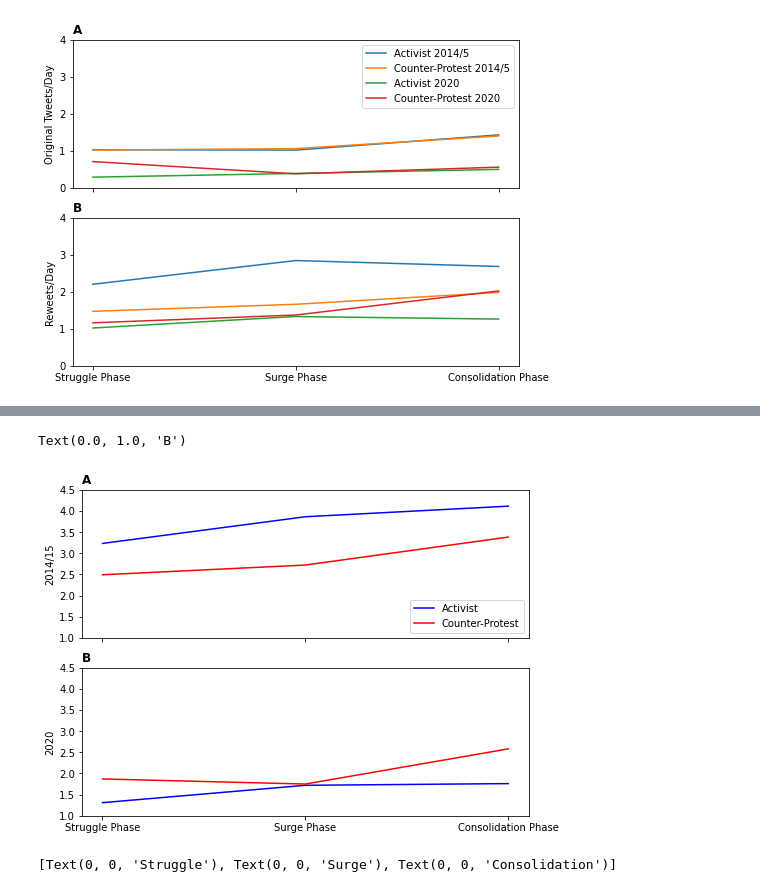
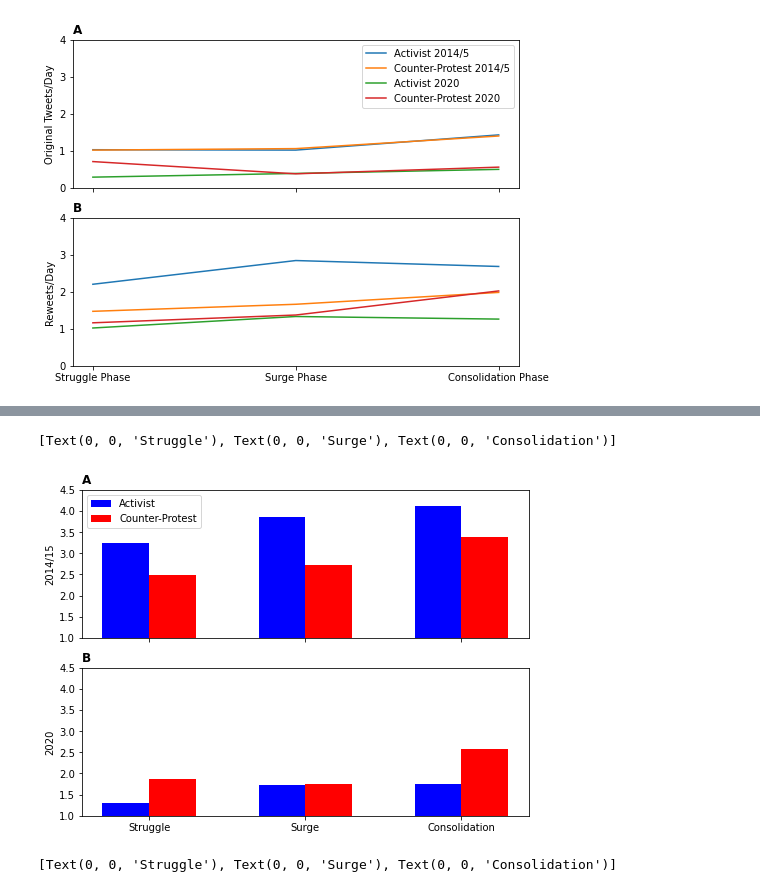
Before and after one commit to chrisfalter/BLM, a Jupyter notebook: src/viz.ipynb, the cells around one changed output, grey strips where cells are left out. Cells and saved outputs as stored; diff of their text form; code cells hidden in the pictures.

Commit message:
make avg_tweets_day_by_stance.png a bar chart

```diff
--- a/src/viz.ipynb
+++ b/src/viz.ipynb
@@ -88,22 +92,27 @@ tweet_df
-# %%
-# Average tweets per day by stance
-fig, (ax1, ax2) = plt.subplots(nrows=2, ncols=1, sharex=True, figsize=(8,6))
-colors = ["blue", "red"]
-for column, color in zip(tweet_df.columns[:2], colors):
-    ax1.plot(tweet_df.index, tweet_df[column], color=color)
-ax1.set_ylabel("2014/15")
-ax1.set_ylim(1.0, 4.5)
-ax1.legend(["Activist", "Counter-Protest"], loc="lower right")
-ax1.set_title("A", loc="left", fontweight="extra bold")
-
-for column, color in zip(tweet_df.columns[2:], colors):
-    ax2.plot(tweet_df.index, tweet_df[column], color=color)
-ax2.set_ylabel("2020")
-ax2.set_ylim(1.0, 4.5)
-ax2.set_title("B", loc="left", fontweight="extra bold")
-# %% [output]
-Text(0.0, 1.0, 'B')
-[figure, removed]
+# %%
+# Average tweets per day by stance
+labels = ["Struggle", "Surge", "Consolidation"]
+fig, (ax1, ax2) = plt.subplots(nrows=2, ncols=1, sharex=True, figsize=(8,6))
+colors = ["blue", "red"]
+x = np.arange(len(labels))
+width = 0.3
+
+def draw_bars(ax, ylabel, title, columns):
+    for i, col in enumerate(columns):
+        ax.bar(x + (i - 0.5) * width, tweet_df[col], width, color=colors[i])
+    ax.set_ylabel(ylabel)
+    ax.set_ylim(1.0, 4.5)
+    ax.set_title(title, loc="left", fontweight="extra bold")
+    ax.set_xticks(x)
+
+draw_bars(ax1, "2014/15", "A",  tweet_df.columns[:2])
+ax1.legend(["Activist", "Counter-Protest"], loc="upper left")
+
+draw_bars(ax2, "2020", "B", tweet_df.columns[2:])
+ax2.set_xticklabels(labels)
+# %% [output]
+[Text(0, 0, 'Struggle'), Text(0, 0, 'Surge'), Text(0, 0, 'Consolidation')]
+[figure, added]
 # %%
 # Total tweets per day by stance
 tweets_by_stance_2014_15 = {"Activist": [9762, 957706, 819465], "Counter-Protest":[1506, 26023, 48932]}
```
Also changed, not shown: parts of 2 cells of this notebook, 1 other file.
